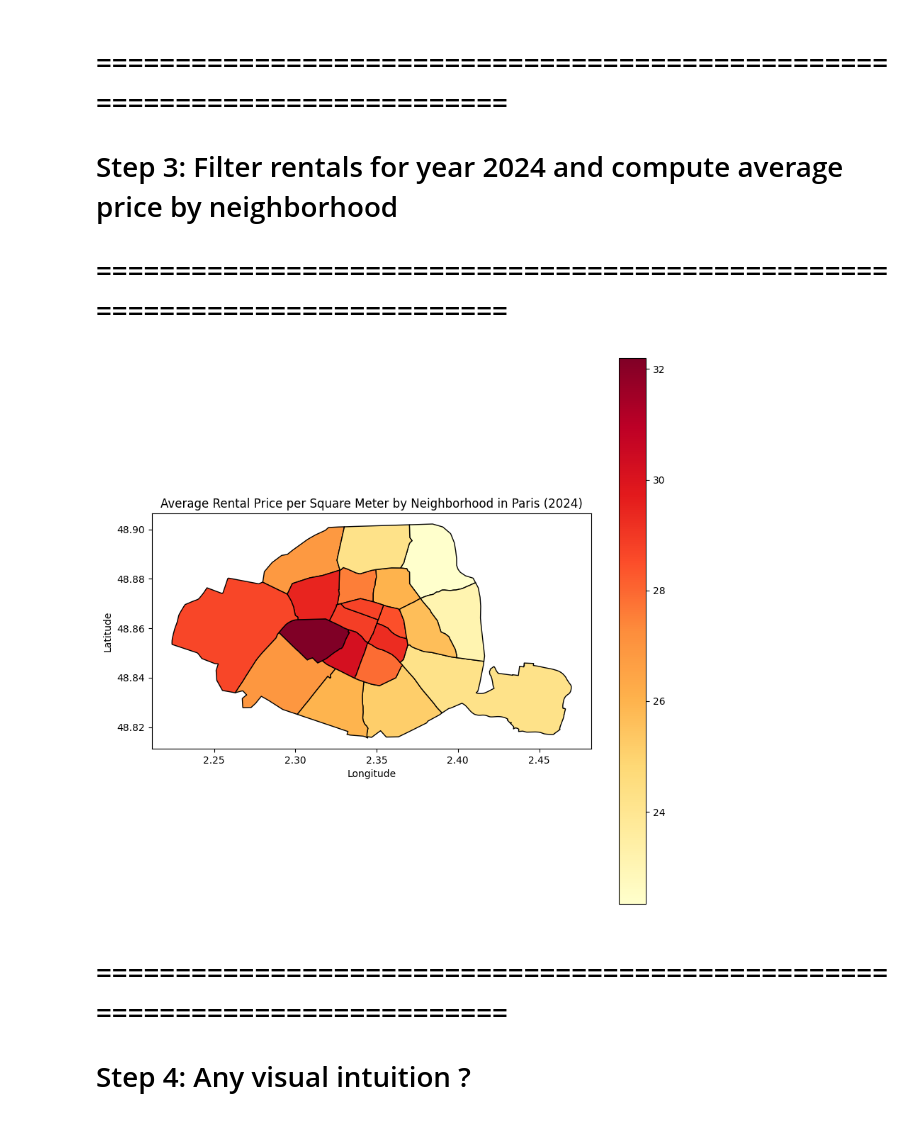
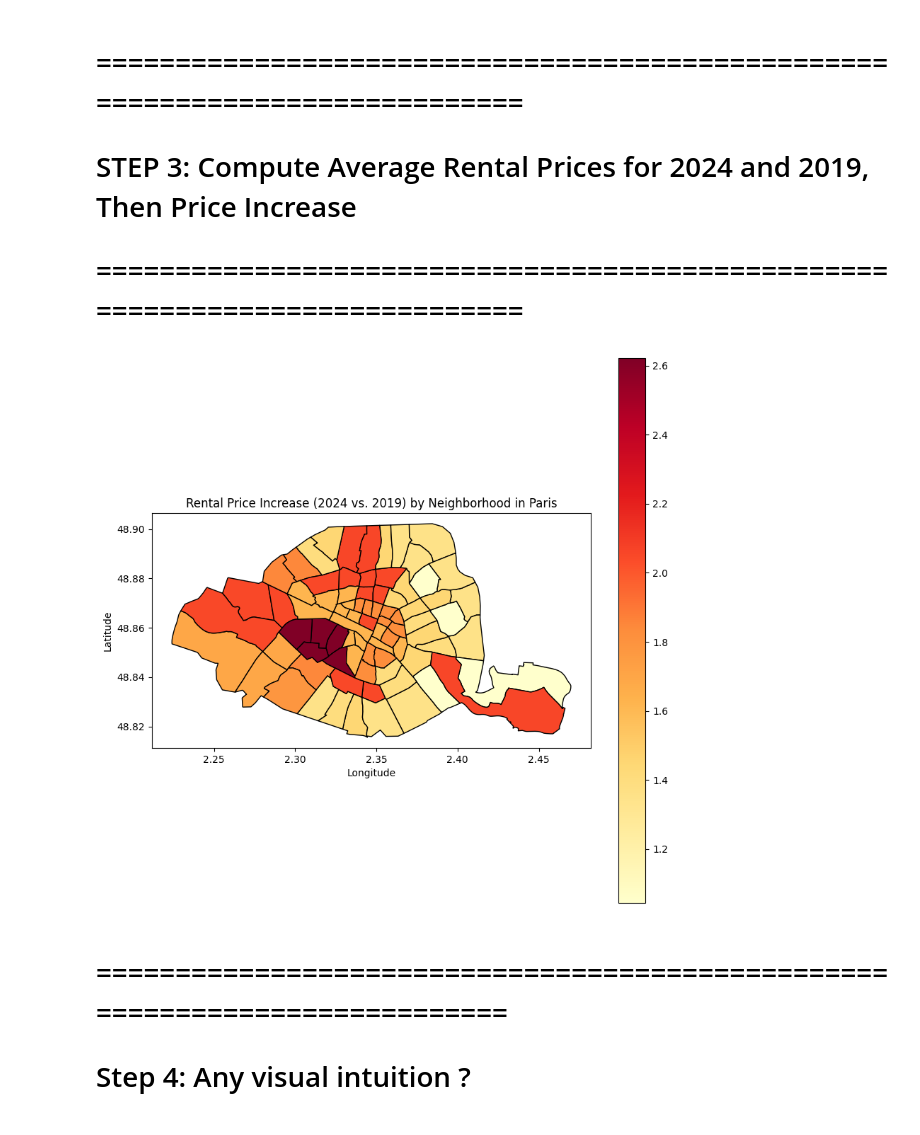
Before and after one commit to arnaudlvq/airbnb-impact-on-rental-prices, a Jupyter notebook: scripts/main.ipynb, the cells around one changed output. Saved outputs shown, nothing was run; the diff lists cells and outputs as text; code cells hidden in the pictures.

```diff
--- a/scripts/main.ipynb
+++ b/scripts/main.ipynb
@@ -11,3 +26,3 @@ import json
 # %%
-use_fine_grid = False
+use_fine_grid = True
 # %%
@@ -128,50 +108,58 @@ Top 5 neighborhoods by Airbnb density:
 # %% [markdown]
-# ============================================================================
-# Step 3: Filter rentals for year 2024 and compute average price by neighborhood
-# ============================================================================
+# =============================================================================
+# STEP 3: Compute Average Rental Prices for 2024 and 2019, Then Price Increase
+# =============================================================================
 # %%
-# Keep only rows where the first column == 2024
 df_rentals_2024 = df_rentals_initial[df_rentals_initial.iloc[:, 0] == 2024].copy()
+df_rentals_2019 = df_rentals_initial[df_rentals_initial.iloc[:, 0] == 2019].copy()
 
-# Parse "latitude, longitude" from column index 13
 def parse_coords(coord_str):
     try:
         lat_str, lon_str = coord_str.split(',')
         lat = float(lat_str.strip())
         lon = float(lon_str.strip())
         return Point(lon, lat)
     except Exception as e:
         print("Error parsing coordinates:", e)
         return None
 
 df_rentals_2024['geometry'] = df_rentals_2024.iloc[:, 13].apply(parse_coords)
+df_rentals_2019['geometry'] = df_rentals_2019.iloc[:, 13].apply(parse_coords)
 
-# Rental price is in column index 7
+# Rental price is assumed to be in column index 7
 df_rentals_2024['rental_price'] = pd.to_numeric(df_rentals_2024.iloc[:, 7], errors='coerce')
+df_rentals_2019['rental_price'] = pd.to_numeric(df_rentals_2019.iloc[:, 7], errors='coerce')
 
-# Drop rows missing geometry or rental price
-df_rentals_2024 = df_rentals_2024[df_rentals_2024['geometry'].notnull() &
-                                  df_rentals_2024['rental_price'].notnull()]
+df_rentals_2024 = df_rentals_2024[df_rentals_2024['geometry'].notnull() & df_rentals_2024['rental_price'].notnull()]
+df_rentals_2019 = df_rentals_2019[df_rentals_2019['geometry'].notnull() & df_rentals_2019['rental_price'].notnull()]
 
 gdf_rentals_2024 = gpd.GeoDataFrame(df_rentals_2024, geometry='geometry', crs="EPSG:4326")
+gdf_rentals_2019 = gpd.GeoDataFrame(df_rentals_2019, geometry='geometry', crs="EPSG:4326")
 
-# Spatial join to find which 2024 rentals fall in which neighborhood
-gdf_join_rentals_2024 = gpd.sjoin(gdf_rentals_2024, gdf_neigh, how='left', predicate='within')
+# Spatial join rentals to neighborhoods
+gdf_rentals_2024_joined = gpd.sjoin(gdf_rentals_2024, gdf_neigh, how='left', predicate='within')
+gdf_rentals_2019_joined = gpd.sjoin(gdf_rentals_2019, gdf_neigh, how='left', predicate='within')
 
-# Average rental price per neighborhood
-avg_prices_2024 = gdf_join_rentals_2024.groupby('neigh_id')['rental_price'].mean().reset_index(name='avg_rental_price')
+avg_prices_2024 = gdf_rentals_2024_joined.groupby('neigh_id')['rental_price'].mean().reset_index(name='avg_rental_price_2024')
 gdf_neigh = gdf_neigh.merge(avg_prices_2024, on='neigh_id', how='left')
-gdf_neigh['avg_rental_price'] = gdf_neigh['avg_rental_price'].fillna(0)
+gdf_neigh['avg_rental_price_2024'] = gdf_neigh['avg_rental_price_2024'].fillna(0)
 
-# Plot the average rental price (2024)
-fig2, ax2 = plt.subplots(figsize=(10, 10))
-gdf_neigh.plot(column='avg_rental_price', cmap='YlOrRd', legend=True, ax=ax2, edgecolor='black')
-ax2.set_title("Average Rental Price per Square Meter by Neighborhood in Paris (2024)")
-ax2.set_xlabel("Longitude")
-ax2.set_ylabel("Latitude")
+avg_prices_2019 = gdf_rentals_2019_joined.groupby('neigh_id')['rental_price'].mean().reset_index(name='avg_rental_price_2019')
+gdf_neigh = gdf_neigh.merge(avg_prices_2019, on='neigh_id', how='left')
+gdf_neigh['avg_rental_price_2019'] = gdf_neigh['avg_rental_price_2019'].fillna(0)
+
+# Compute rental price increase (2024 - 2019)
+gdf_neigh['price_increase'] = gdf_neigh['avg_rental_price_2024'] - gdf_neigh['avg_rental_price_2019']
+
+# Plot rental price increase map
+fig, ax = plt.subplots(figsize=(10, 10))
+gdf_neigh.plot(column='price_increase', cmap='YlOrRd', legend=True, ax=ax, edgecolor='black')
+ax.set_title("Rental Price Increase (2024 vs. 2019) by Neighborhood in Paris")
+ax.set_xlabel("Longitude")
+ax.set_ylabel("Latitude")
 plt.show()
 # %% [output]
-[figure, old version]
+[figure, new version]
 # %% [markdown]
 # ============================================================================
 # Step 4: Any visual intuition ?
```
Also changed, not shown: parts of 16 cells of this notebook, 1 other file.
